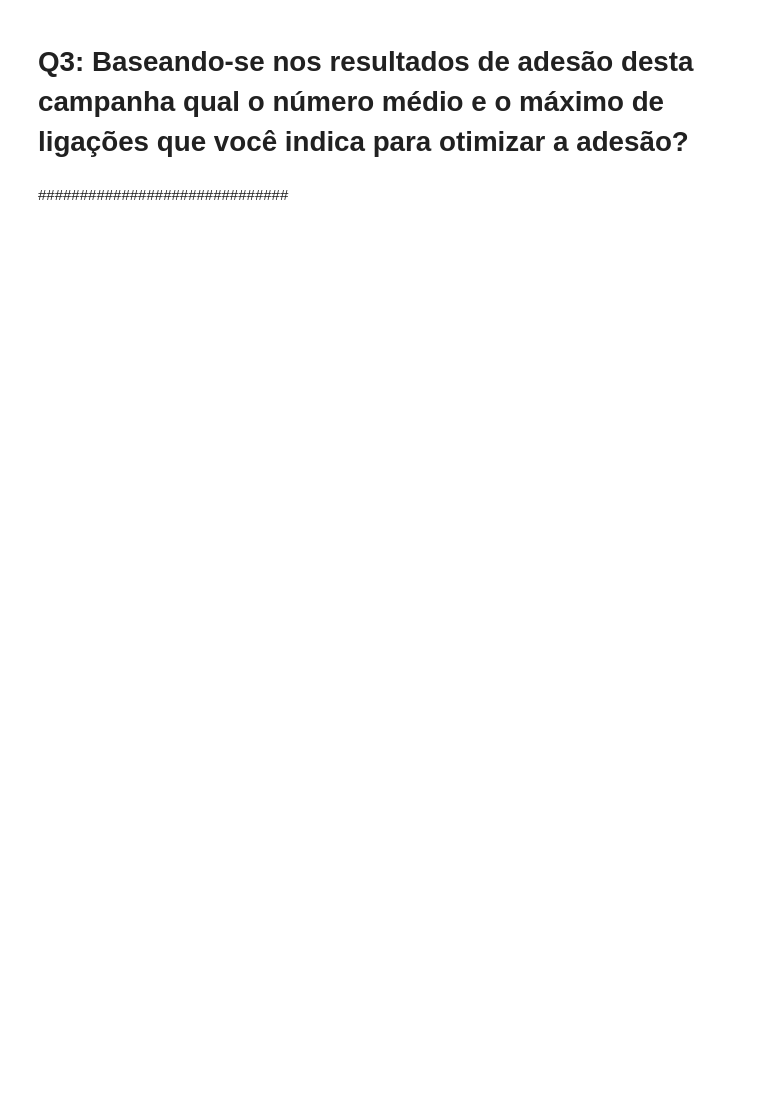
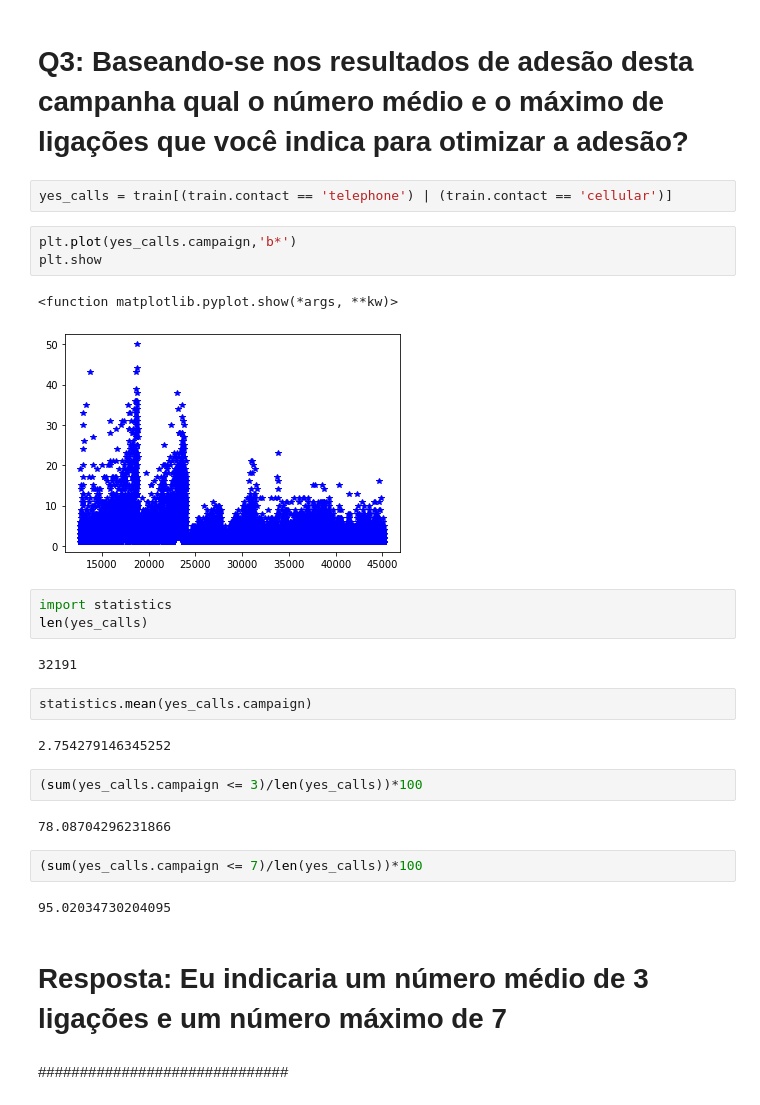
Before and after one commit to sanchobuendia/Test_Semantix, a Jupyter notebook: Test_Semantix.ipynb, the cells around one changed output. Saved outputs shown, nothing was run; the diff lists cells and outputs as text; blank space fills up the shorter version.

```diff
--- a/Test_Semantix.ipynb
+++ b/Test_Semantix.ipynb
@@ -136,4 +160,31 @@ sum(yes_loan.campaign >= 7)
 # %% [markdown]
 # Q3: Baseando-se nos resultados de adesão desta campanha qual o número médio e o máximo de ligações que você indica para otimizar a adesão?
+# %%
+yes_calls = train[(train.contact == 'telephone') | (train.contact == 'cellular')]
+# %%
+plt.plot(yes_calls.campaign,'b*')
+plt.show
+# %% [output]
+<function matplotlib.pyplot.show(*args, **kw)>
+[figure, added]
+# %%
+import statistics
+len(yes_calls)
+# %% [output]
+32191
+# %%
+statistics.mean(yes_calls.campaign)
+# %% [output]
+2.754279146345252
+# %%
+(sum(yes_calls.campaign <= 3)/len(yes_calls))*100
+# %% [output]
+78.08704296231866
+# %%
+(sum(yes_calls.campaign <= 7)/len(yes_calls))*100
+# %% [output]
+95.02034730204095
+# %% [markdown]
+# Resposta: Eu indicaria um número médio de 3 ligações e um número máximo de 7
 # %% [markdown]
 ##############################
```
Also changed, not shown: parts of 56 cells of this notebook.
